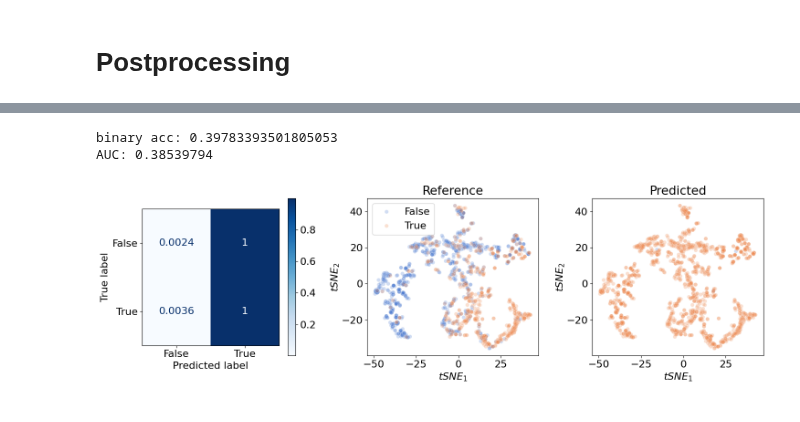
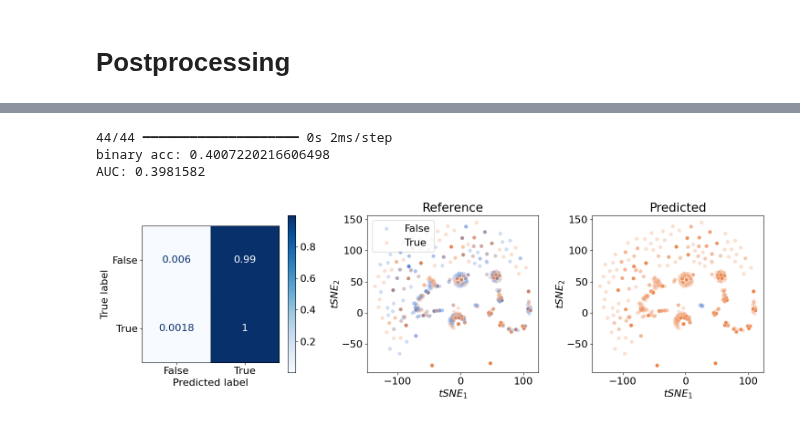
Before and after one commit to dmamur/elembert, a Jupyter notebook: elembert_classification_kfolds_LiCoMnO.ipynb, the cells around one changed output, grey strips where cells are left out. Drawn from its saved outputs; the diff is of its cells as text; code cells hidden in the pictures.

```diff
--- a/elembert_classification_kfolds_LiCoMnO.ipynb
+++ b/elembert_classification_kfolds_LiCoMnO.ipynb
@@ -490,40 +490,41 @@ from sklearn.manifold import TSNE
 from sklearn import metrics
 import seaborn as sns
 tsne = TSNE(n_components=2, verbose=0, random_state=123)
-z = tsne.fit_transform(dbresults['pred_emb'])
+z = tsne.fit_transform(extractorEmb.predict(x3_,batch_size = config.BATCH_SIZE))
 dfr = pd.DataFrame()
 dfr["y"] = np.asarray(dbresults['y_cls'].argmax(axis=-1)).astype('bool')
 dfr["yp"] = np.asarray(dbresults['pred_clsV0'].argmax(axis=-1)).astype('bool')
 dfr["tSNE1"] = z[:,0]
 dfr["tSNE2"] = z[:,1]
 plt.rcParams.update({'font.size': 16})
 fig, axes = plt.subplots(1, 3, figsize=(15, 4.8))
 y_pclasses = dbresults['pred_clsV0'].argmax(axis=-1).tolist()
 y_classes = dbresults['y_cls'].argmax(axis=-1)
 m = tf.keras.metrics.AUC()
 m.update_state(dbresults['y_cls'], dbresults['pred_clsV0'])
 print('binary acc:',np.sum(y_pclasses==y_classes)/len(y_pclasses))
 print('AUC:',m.result().numpy())
 confusion_matrix = metrics.confusion_matrix(y_classes, y_pclasses)
 cm_display = metrics.ConfusionMatrixDisplay(confusion_matrix = confusion_matrix/confusion_matrix.sum(axis=1)[:, np.newaxis],
                                             display_labels=['False','True'])
 cm_display.plot(ax=axes[0],cmap=plt.cm.Blues)
 
 dfr=dfr.sort_values(by=['y'])
 sns.scatterplot(ax=axes[1],x="tSNE1", y="tSNE2", hue=dfr.y.tolist(),data=dfr,alpha=0.25,palette = 'muted')#.set(title=title+" data T-SNE projection")
 axes[1].set_xlabel('$tSNE_1$')
 axes[1].set_ylabel('$tSNE_2$',labelpad=1)
 axes[1].set_title('Reference')
 dfr=dfr.sort_values(by=['yp'])
 sns.scatterplot(ax=axes[2],x="tSNE1", y="tSNE2", hue=dfr.yp.tolist(),data=dfr,alpha=0.25,palette = 'muted')#.set(title=title+" data T-SNE projection")
 axes[2].set_title('Predicted')
 axes[2].set_xlabel('$tSNE_1$')
 axes[2].set_ylabel('$tSNE_2$',labelpad=1)
 axes[2].legend('',frameon=False)
 fig.tight_layout()
 plt.savefig(mname+'_tsneV0.png',format='png',dpi=800,bbox_inches = "tight")
 plt.show()
 # %% [output]
-binary acc: 0.39783393501805053
-AUC: 0.38539794
+44/44 ━━━━━━━━━━━━━━━━━━━━ 0s 2ms/step
+binary acc: 0.4007220216606498
+AUC: 0.3981582
-[figure, old version]
+[figure, new version]
```
Also changed, not shown: parts of 3 cells of this notebook.
